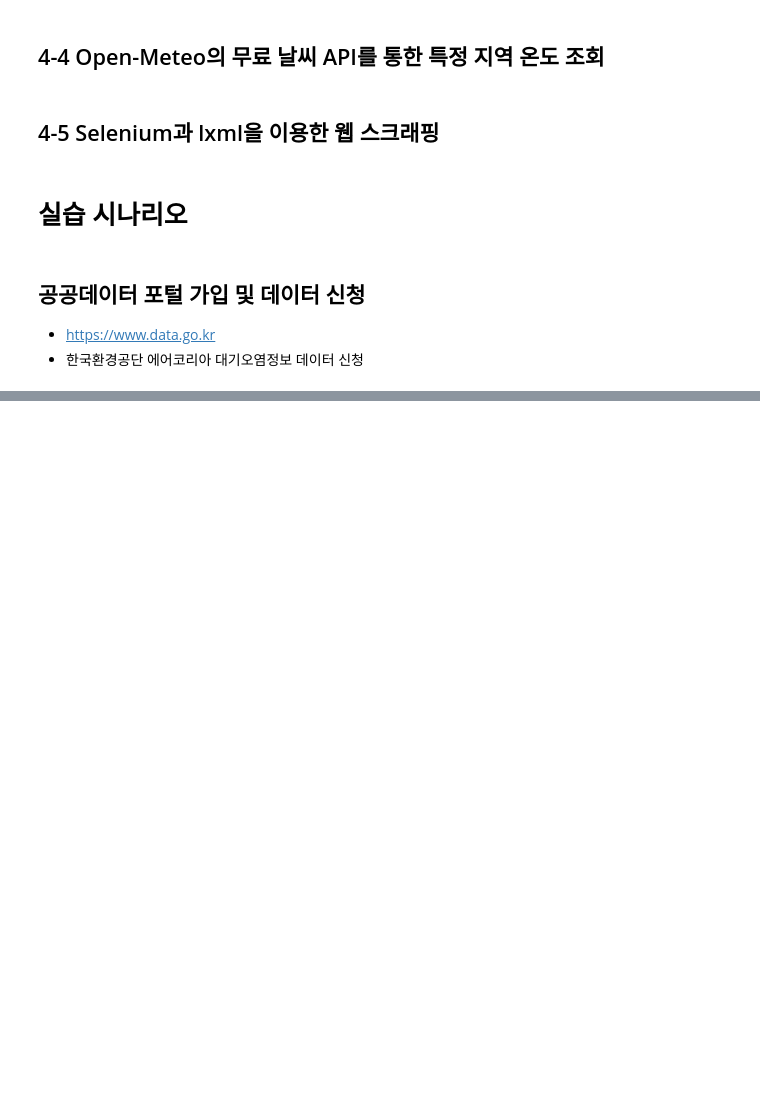
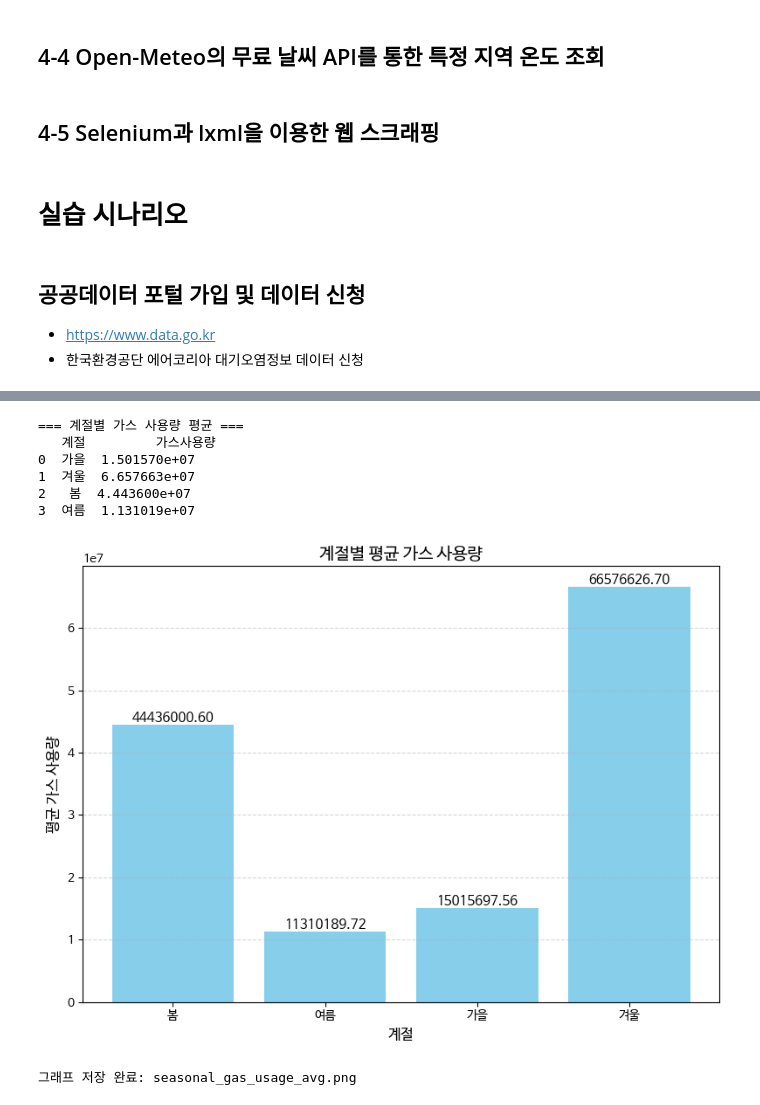
Before and after one commit to kus7459-knou/Data-Analysis-with-Open-Source, a Jupyter notebook: 오픈소스_데이터_분석_4강.ipynb, the cells around one changed output, grey strips where cells are left out. Drawn from its saved outputs; the diff is of its cells as text; code cells hidden in the pictures; blank space fills up the shorter version.

```diff
--- a/오픈소스_데이터_분석_4강.ipynb
+++ b/오픈소스_데이터_분석_4강.ipynb
@@ -152,0 +372,57 @@ b'{"RESULT":{"CODE":"INFO-200","MESSAGE":"\xed\x95\xb4\xeb\x8b\xb9\xed\x95\x98\x
+# %%
+# -------------------------------
+# [문제4] 계절별 가스 사용량 평균 시각화
+# -------------------------------
+
+import pandas as pd
+import matplotlib.pyplot as plt
+
+# 1️⃣ 데이터 불러오기
+df = pd.read_csv("seoul_energy_personal_2015_2024_season.csv")
+
+# 2️⃣ 계절별 가스 사용량 평균 계산
+season_avg = df.groupby("계절")["가스사용량"].mean().reset_index()
+
+print("\n=== 계절별 가스 사용량 평균 ===")
+print(season_avg)
+
+# 계절 순서 정렬 (봄 → 여름 → 가을 → 겨울 순)
+order = ["봄", "여름", "가을", "겨울"]
+season_avg["계절"] = pd.Categorical(season_avg["계절"], categories=order, ordered=True)
+season_avg = season_avg.sort_values("계절")
+
+# 3️⃣ 막대 그래프 시각화
+plt.figure(figsize=(8,6))
+bars = plt.bar(season_avg["계절"], season_avg["가스사용량"], color="skyblue")
+
+plt.title("계절별 평균 가스 사용량", fontsize=14)
+plt.xlabel("계절", fontsize=12)
+plt.ylabel("평균 가스 사용량", fontsize=12)
+plt.grid(axis="y", linestyle="--", alpha=0.5)
+
+# 4️⃣ 막대 위에 수치 표시
+for bar in bars:
+    height = bar.get_height()
+    plt.text(
+        bar.get_x() + bar.get_width()/2,
+        height,
+        f"{height:.2f}",   # 소수 둘째 자리까지 표시
+        ha='center',
+        va='bottom',
+        fontsize=11
+    )
+
+plt.tight_layout()
+plt.savefig("seasonal_gas_usage_avg.png", dpi=300)
+plt.show()
+
+print("\n그래프 저장 완료: seasonal_gas_usage_avg.png")
+# %% [output]
+=== 계절별 가스 사용량 평균 ===
+   계절         가스사용량
+0  가을  1.501570e+07
+1  겨울  6.657663e+07
+2   봄  4.443600e+07
+3  여름  1.131019e+07
+[figure, added]
+그래프 저장 완료: seasonal_gas_usage_avg.png
```
Also changed, not shown: parts of 5 cells of this notebook.
